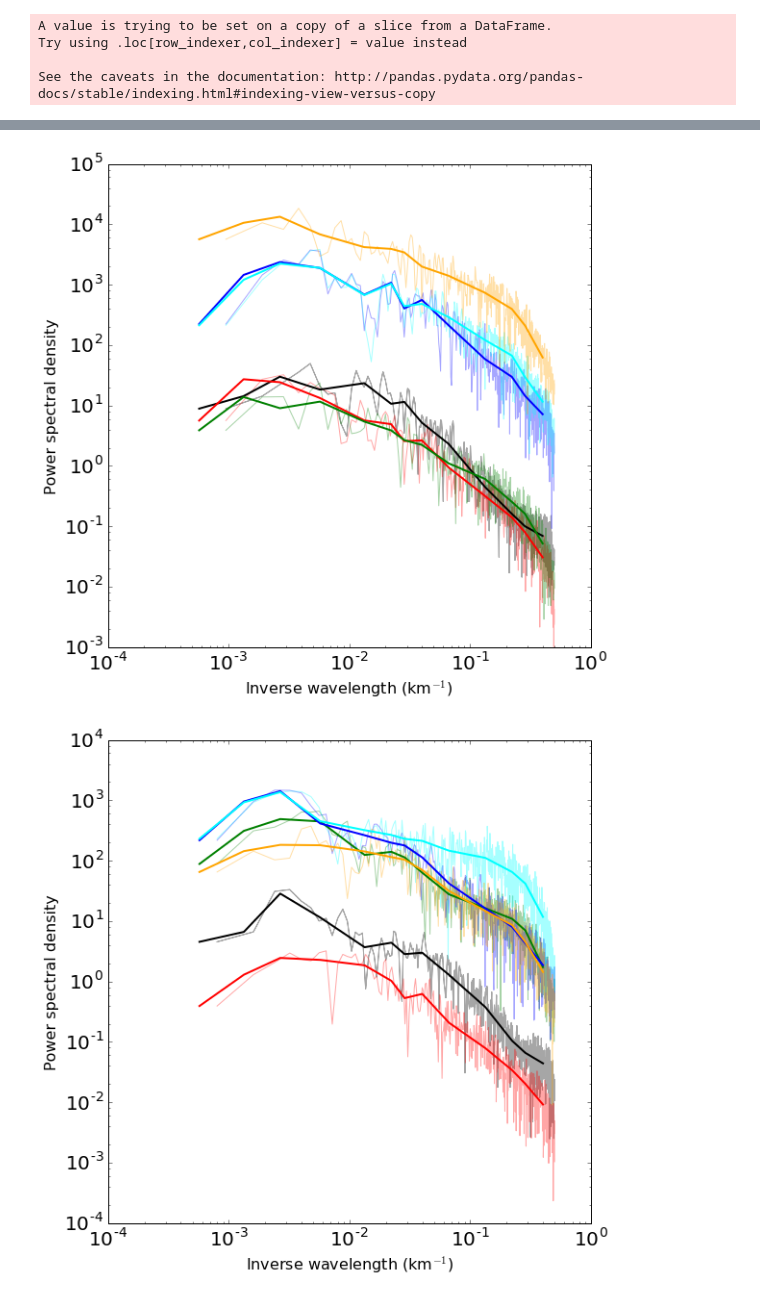
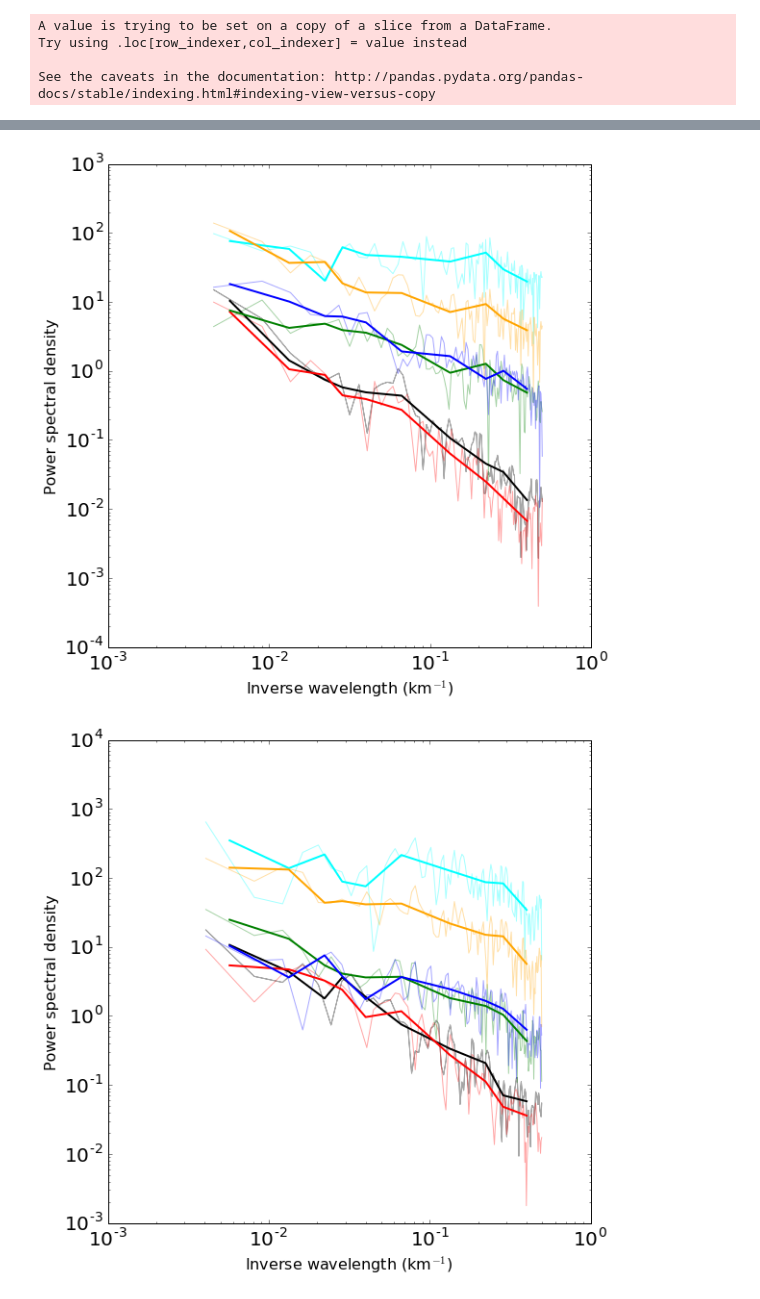
Before and after one commit to sophieclayton/KM1304_lengthscales, a Jupyter notebook: analysis/KM1304_fft.ipynb, the cells around one changed output, grey strips where cells are left out. Saved outputs shown, nothing was run; the diff lists cells and outputs as text; code cells hidden in the pictures.

```diff
--- a/analysis/KM1304_fft.ipynb
+++ b/analysis/KM1304_fft.ipynb
@@ -258,6 +258,9 @@ Index([u'Unnamed: 0', u'Unnamed: 0.1', u'tot_chl', u'cruise', u'file_time',
 # add density
 data['density'] = sw.rho(data['salinity'].values,data['ocean_tmp'].values,0)
 data = checklon(data)
+
+# only keep KM1304 data
+data = data[(data['cruise']=='KiloMoana_1')]
 
 # sort the dataframe so that it is in date/time order
 data = pd.merge(data, depth, on=['cruise','file_time'], how='inner')
@@ -607,19 +618,19 @@ plt.show()
 # %%
 fig3 = plt.figure(3, figsize=(9,9), dpi = 600)
 
-plt.loglog(np.abs(seg_fft['wavenumber']), np.abs(seg_fft['ocean_tmp_65']), 'k', alpha=0.35)
-plt.loglog(seg_fft['wavenumber'], np.abs(seg_fft['salinity_65']), 'r', alpha=0.35)
-plt.loglog(seg_fft['wavenumber'], np.abs(seg_fft['picoeuk_65']/8), 'g', alpha=0.35)
-plt.loglog(seg_fft['wavenumber'], np.abs(seg_fft['synecho_65']), 'b', alpha=0.35)
-plt.loglog(seg_fft['wavenumber'], np.abs(seg_fft['pico_65']), 'cyan', alpha=0.35)
-plt.loglog(seg_fft['wavenumber'], np.abs(seg_fft['tot_chl_65']/1000000), 'orange', alpha=0.35)
+plt.loglog(np.abs(seg_fft['wavenumber']), np.abs(seg_fft['ocean_tmp_9']), 'k', alpha=0.35)
+plt.loglog(seg_fft['wavenumber'], np.abs(seg_fft['salinity_9']), 'r', alpha=0.35)
+plt.loglog(seg_fft['wavenumber'], np.abs(seg_fft['picoeuk_9']), 'g', alpha=0.35)
+plt.loglog(seg_fft['wavenumber'], np.abs(seg_fft['synecho_9']), 'b', alpha=0.35)
+plt.loglog(seg_fft['wavenumber'], np.abs(seg_fft['pico_9']), 'cyan', alpha=0.35)
+plt.loglog(seg_fft['wavenumber'], np.abs(seg_fft['tot_chl_9']/10000000), 'orange', alpha=0.35)
 
-plt.loglog(1./binned['k_mid'], np.abs(binned['ocean_tmp_65']), 'k', lw=2)
-plt.loglog(1./binned['k_mid'], np.abs(binned['salinity_65']), 'r', lw=2)
-plt.loglog(1./binned['k_mid'], np.abs(binned['picoeuk_65']/8), 'g', lw=2)
-plt.loglog(1./binned['k_mid'], np.abs(binned['synecho_65']), 'b', lw=2)
-plt.loglog(1./binned['k_mid'], np.abs(binned['pico_65']), 'cyan', lw=2)
-plt.loglog(1./binned['k_mid'], np.abs(binned['tot_chl_65']/1000000), 'orange', lw=2)
+plt.loglog(1./binned['k_mid'], np.abs(binned['ocean_tmp_9']), 'k', lw=2)
+plt.loglog(1./binned['k_mid'], np.abs(binned['salinity_9']), 'r', lw=2)
+plt.loglog(1./binned['k_mid'], np.abs(binned['picoeuk_9']), 'g', lw=2)
+plt.loglog(1./binned['k_mid'], np.abs(binned['synecho_9']), 'b', lw=2)
+plt.loglog(1./binned['k_mid'], np.abs(binned['pico_9']), 'cyan', lw=2)
+plt.loglog(1./binned['k_mid'], np.abs(binned['tot_chl_9']/10000000), 'orange', lw=2)
 
 plt.tick_params(axis='both', which='major', labelsize=20)
 plt.tick_params(axis='both', which='minor', labelsize=20)
@@ -629,44 +640,46 @@ plt.ylabel('Power spectral density', fontsize = 16)
 plt.show()
 
 # green = picoeuk
-# cyan = pro*
+# cyan = pro
 # blue = synecho
 # red = salinity
 # black = temp
 # orange = chl
+
+## this track crosses the Kuroshio Extension
 # %% [output]
-[figure, old version]
+[figure, new version]
 # %%
 fig3 = plt.figure(3, figsize=(9,9), dpi = 600)
 
-plt.loglog(np.abs(seg_fft['wavenumber']), np.abs(seg_fft['ocean_tmp_69']), 'k', alpha=0.35)
-plt.loglog(seg_fft['wavenumber'], np.abs(seg_fft['salinity_69']), 'r', alpha=0.35)
-plt.loglog(seg_fft['wavenumber'], np.abs(seg_fft['picoeuk_69']), 'g', alpha=0.35)
-plt.loglog(seg_fft['wavenumber'], np.abs(seg_fft['synecho_69']), 'b', alpha=0.35)
-plt.loglog(seg_fft['wavenumber'], np.abs(seg_fft['pico_69']), 'cyan', alpha=0.35)
-plt.loglog(seg_fft['wavenumber'], np.abs(seg_fft['tot_chl_69']/10000000), 'orange', alpha=0.35)
+plt.loglog(np.abs(seg_fft['wavenumber']), np.abs(seg_fft['ocean_tmp_10']), 'k', alpha=0.35)
+plt.loglog(seg_fft['wavenumber'], np.abs(seg_fft['salinity_10']), 'r', alpha=0.35)
+plt.loglog(seg_fft['wavenumber'], np.abs(seg_fft['picoeuk_10']), 'g', alpha=0.35)
+plt.loglog(seg_fft['wavenumber'], np.abs(seg_fft['synecho_10']), 'b', alpha=0.35)
+plt.loglog(seg_fft['wavenumber'], np.abs(seg_fft['pico_10']), 'cyan', alpha=0.35)
+plt.loglog(seg_fft['wavenumber'], np.abs(seg_fft['tot_chl_10']/10000000), 'orange', alpha=0.35)
 
-plt.loglog(1./binned['k_mid'], np.abs(binned['ocean_tmp_69']), 'k', lw=2)
-plt.loglog(1./binned['k_mid'], np.abs(binned['salinity_69']), 'r', lw=2)
-plt.loglog(1./binned['k_mid'], np.abs(binned['picoeuk_69']), 'g', lw=2)
-plt.loglog(1./binned['k_mid'], np.abs(binned['synecho_69']), 'b', lw=2)
-plt.loglog(1./binned['k_mid'], np.abs(binned['pico_69']), 'cyan', lw=2)
-plt.loglog(1./binned['k_mid'], np.abs(binned['tot_chl_69']/10000000), 'orange', lw=2)
+plt.loglog(1./binned['k_mid'], np.abs(binned['ocean_tmp_10']), 'k', lw=2)
+plt.loglog(1./binned['k_mid'], np.abs(binned['salinity_10']), 'r', lw=2)
+plt.loglog(1./binned['k_mid'], np.abs(binned['picoeuk_10']), 'g', lw=2)
+plt.loglog(1./binned['k_mid'], np.abs(binned['synecho_10']), 'b', lw=2)
+plt.loglog(1./binned['k_mid'], np.abs(binned['pico_10']), 'cyan', lw=2)
+plt.loglog(1./binned['k_mid'], np.abs(binned['tot_chl_10']/10000000), 'orange', lw=2)
 
 plt.tick_params(axis='both', which='major', labelsize=20)
 plt.tick_params(axis='both', which='minor', labelsize=20)
 plt.xlabel('Inverse wavelength (km$^{-1}$)', fontsize = 16)
 plt.ylabel('Power spectral density', fontsize = 16)
 
 plt.show()
 
 # green = picoeuk
 # cyan = pro
 # blue = synecho
 # red = salinity
 # black = temp
 # orange = chl
 
 ## this track crosses the Kuroshio Extension
 # %% [output]
-[figure, old version]
+[figure, new version]
```
Also changed, not shown: parts of 14 cells of this notebook, 1 other file.
